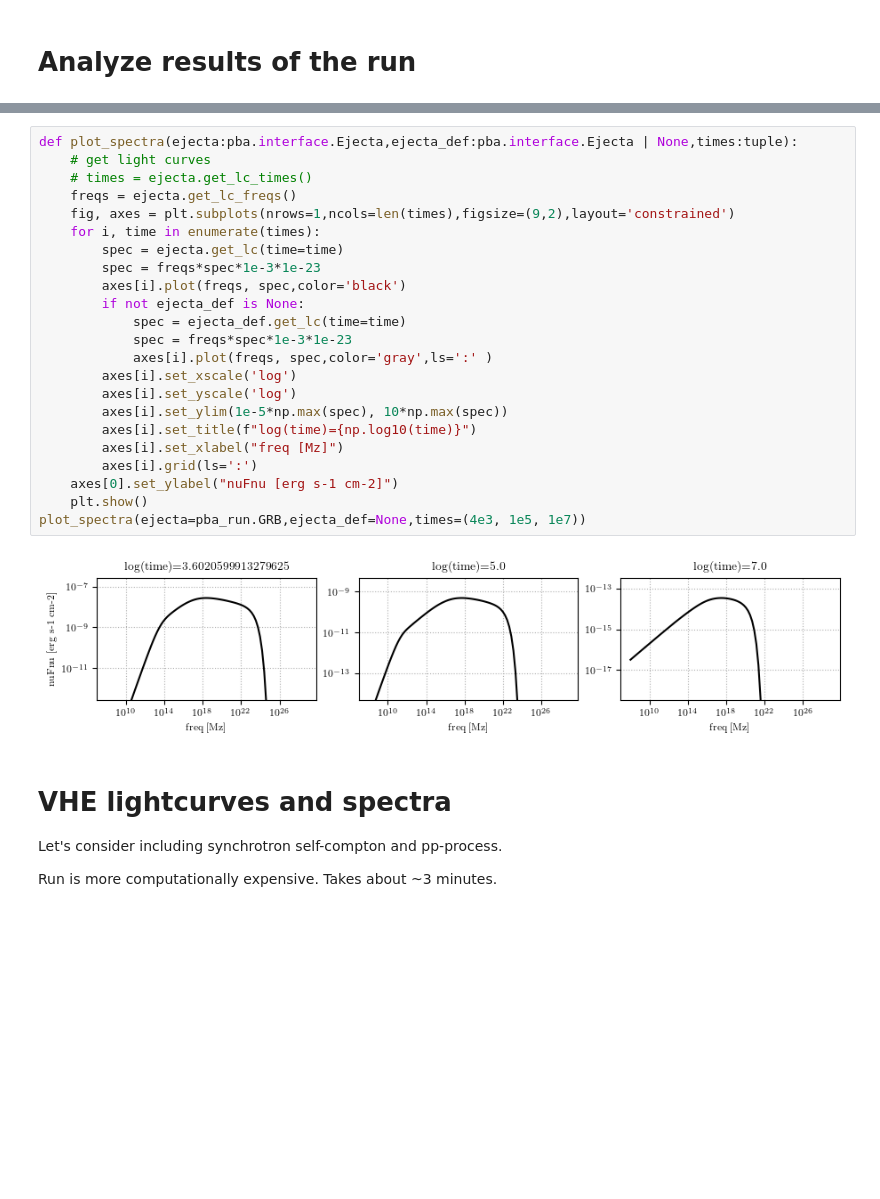
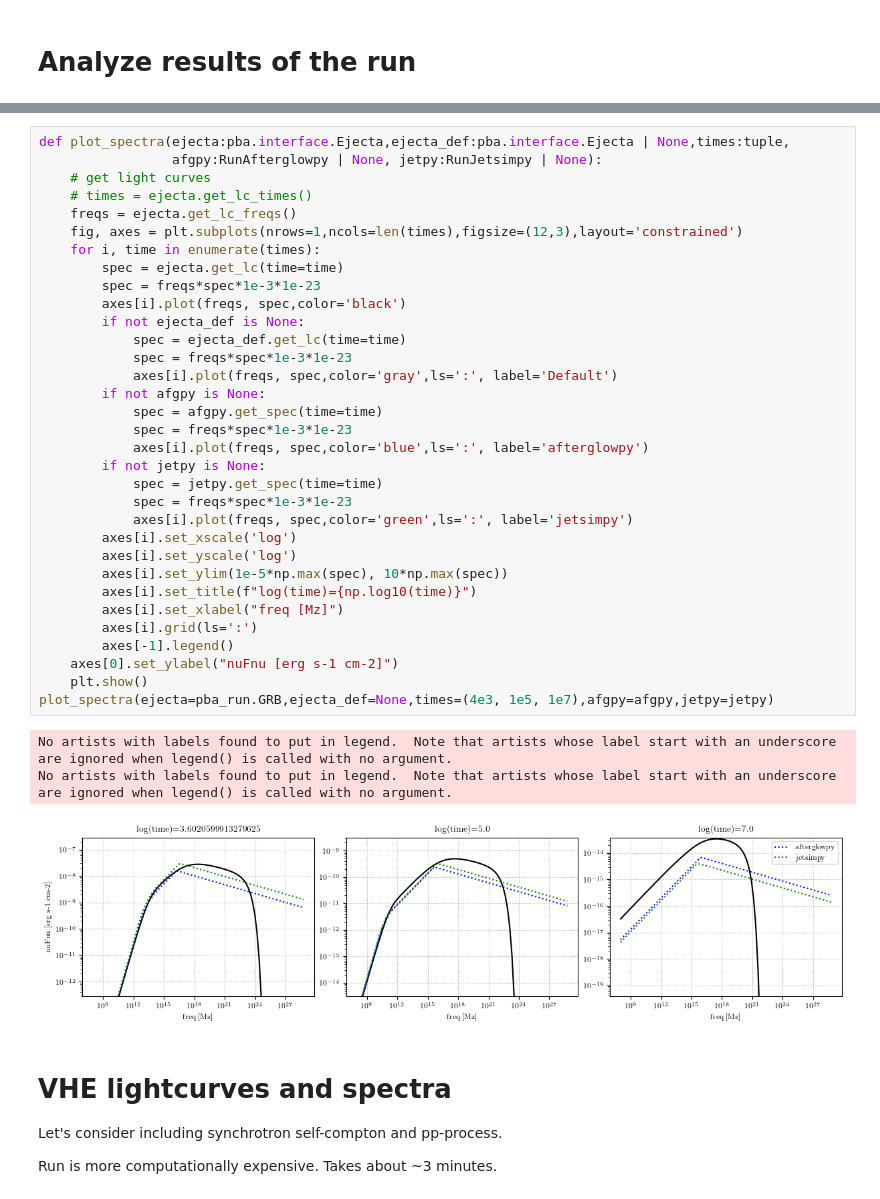
Before and after one commit to vsevolodnedora/PyBlastAfterglowMag, a Jupyter notebook: notebooks/grb_afterglow/tophat_jet.ipynb, the cells around one changed output, grey strips where cells are left out. Saved outputs shown, nothing was run; the diff lists cells and outputs as text; blank space fills up the shorter version.

```diff
--- a/notebooks/grb_afterglow/tophat_jet.ipynb
+++ b/notebooks/grb_afterglow/tophat_jet.ipynb
@@ -98,28 +260,40 @@ plot_lcs(ejecta=pba_run.GRB, ejecta_def=None, freqs=(1e9, 1e18, 1e22, 1e28))
 # %%
-def plot_spectra(ejecta:pba.interface.Ejecta,ejecta_def:pba.interface.Ejecta | None,times:tuple):
+def plot_spectra(ejecta:pba.interface.Ejecta,ejecta_def:pba.interface.Ejecta | None,times:tuple,
+                 afgpy:RunAfterglowpy | None, jetpy:RunJetsimpy | None):
     # get light curves
     # times = ejecta.get_lc_times()
     freqs = ejecta.get_lc_freqs()
-    fig, axes = plt.subplots(nrows=1,ncols=len(times),figsize=(9,2),layout='constrained')
+    fig, axes = plt.subplots(nrows=1,ncols=len(times),figsize=(12,3),layout='constrained')
     for i, time in enumerate(times):
         spec = ejecta.get_lc(time=time)
         spec = freqs*spec*1e-3*1e-23
         axes[i].plot(freqs, spec,color='black')
         if not ejecta_def is None:
             spec = ejecta_def.get_lc(time=time)
             spec = freqs*spec*1e-3*1e-23
-            axes[i].plot(freqs, spec,color='gray',ls=':' )
+            axes[i].plot(freqs, spec,color='gray',ls=':', label='Default')
+        if not afgpy is None:
+            spec = afgpy.get_spec(time=time)
+            spec = freqs*spec*1e-3*1e-23
+            axes[i].plot(freqs, spec,color='blue',ls=':', label='afterglowpy')
+        if not jetpy is None:
+            spec = jetpy.get_spec(time=time)
+            spec = freqs*spec*1e-3*1e-23
+            axes[i].plot(freqs, spec,color='green',ls=':', label='jetsimpy')
         axes[i].set_xscale('log')
         axes[i].set_yscale('log')
         axes[i].set_ylim(1e-5*np.max(spec), 10*np.max(spec))
         axes[i].set_title(f"log(time)={np.log10(time)}")
         axes[i].set_xlabel("freq [Mz]")
         axes[i].grid(ls=':')
+        axes[-1].legend()
     axes[0].set_ylabel("nuFnu [erg s-1 cm-2]")
     plt.show()
-plot_spectra(ejecta=pba_run.GRB,ejecta_def=None,times=(4e3, 1e5, 1e7))
+plot_spectra(ejecta=pba_run.GRB,ejecta_def=None,times=(4e3, 1e5, 1e7),afgpy=afgpy,jetpy=jetpy)
 # %% [output]
+No artists with labels found to put in legend.  Note that artists whose label start with an underscore are ignored when legend() is called with no argument.
+No artists with labels found to put in legend.  Note that artists whose label start with an underscore are ignored when legend() is called with no argument.
-[figure, old version]
+[figure, new version]
 # %% [markdown]
 # VHE lightcurves and spectra
 Let's consider including synchrotron self-compton and pp-process.
```
Also changed, not shown: parts of 15 cells of this notebook.
